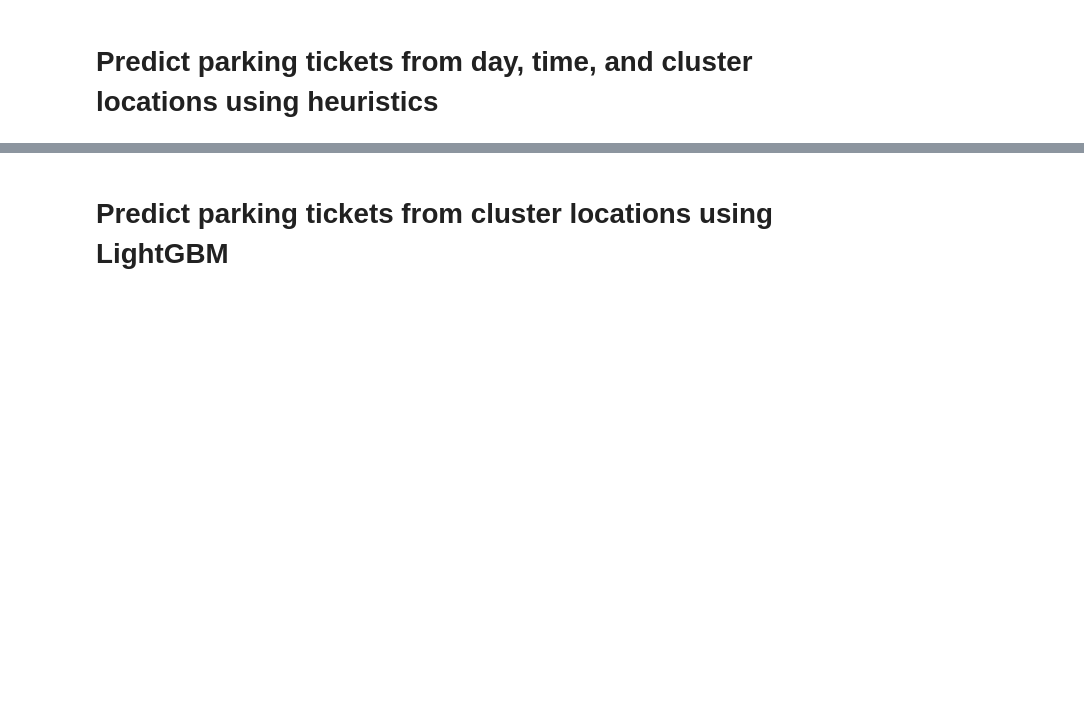
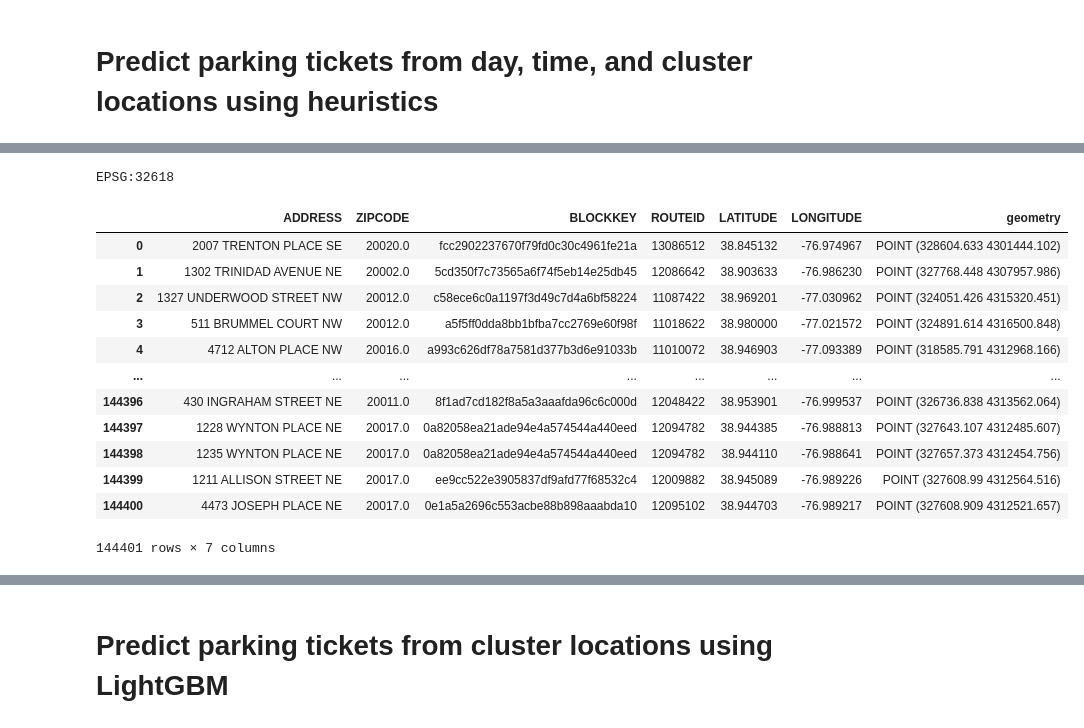
Before and after one commit to reedmarkham/meter-made, a Jupyter notebook: meter_made.ipynb, the cells around one changed output, grey strips where cells are left out. Saved outputs shown, nothing was run; the diff lists cells and outputs as text; code cells hidden in the pictures; blank space fills up the shorter version.

```diff
--- a/meter_made.ipynb
+++ b/meter_made.ipynb
@@ -329,14 +402,26 @@ test_clusters_gdf.plot()
 # %%
 addresses_gdf = gpd.GeoDataFrame(
     addresses,
     geometry=gpd.points_from_xy(addresses.LONGITUDE, addresses.LATITUDE),
     crs='EPSG:4326'
 )
 
-print(addresses_gdf.estimate_utm_crs())
-
 addresses_gdf = addresses_gdf.to_crs('EPSG:32618')
-display(addresses_gdf)
+# %% [output]
+EPSG:32618
+|  | ADDRESS | ZIPCODE | BLOCKKEY | ROUTEID | LATITUDE | LONGITUDE | geometry |
+| 0 | 2007 TRENTON PLACE SE | 20020.0 | fcc2902237670f79fd0c30c4961fe21a | 13086512 | 38.845132 | -76.974967 | POINT (328604.633 4301444.102) |
+| 1 | 1302 TRINIDAD AVENUE NE | 20002.0 | 5cd350f7c73565a6f74f5eb14e25db45 | 12086642 | 38.903633 | -76.986230 | POINT (327768.448 4307957.986) |
+| 2 | 1327 UNDERWOOD STREET NW | 20012.0 | c58ece6c0a1197f3d49c7d4a6bf58224 | 11087422 | 38.969201 | -77.030962 | POINT (324051.426 4315320.451) |
+| 3 | 511 BRUMMEL COURT NW | 20012.0 | a5f5ff0dda8bb1bfba7cc2769e60f98f | 11018622 | 38.980000 | -77.021572 | POINT (324891.614 4316500.848) |
+| 4 | 4712 ALTON PLACE NW | 20016.0 | a993c626df78a7581d377b3d6e91033b | 11010072 | 38.946903 | -77.093389 | POINT (318585.791 4312968.166) |
+| ... | ... | ... | ... | ... | ... | ... | ... |
+| 144396 | 430 INGRAHAM STREET NE | 20011.0 | 8f1ad7cd182f8a5a3aaafda96c6c000d | 12048422 | 38.953901 | -76.999537 | POINT (326736.838 4313562.064) |
+| 144397 | 1228 WYNTON PLACE NE | 20017.0 | 0a82058ea21ade94e4a574544a440eed | 12094782 | 38.944385 | -76.988813 | POINT (327643.107 4312485.607) |
+| 144398 | 1235 WYNTON PLACE NE | 20017.0 | 0a82058ea21ade94e4a574544a440eed | 12094782 | 38.944110 | -76.988641 | POINT (327657.373 4312454.756) |
+| 144399 | 1211 ALLISON STREET NE | 20017.0 | ee9cc522e3905837df9afd77f68532c4 | 12009882 | 38.945089 | -76.989226 | POINT (327608.99 4312564.516) |
+| 144400 | 4473 JOSEPH PLACE NE | 20017.0 | 0e1a5a2696c553acbe88b898aaabda10 | 12095102 | 38.944703 | -76.989217 | POINT (327608.909 4312521.657) |
+144401 rows × 7 columns
 # %%
 a_gdf = addresses_gdf[['ADDRESS', 'geometry']]
 del addresses_gdf
```
Also changed, not shown: parts of 17 cells of this notebook.
